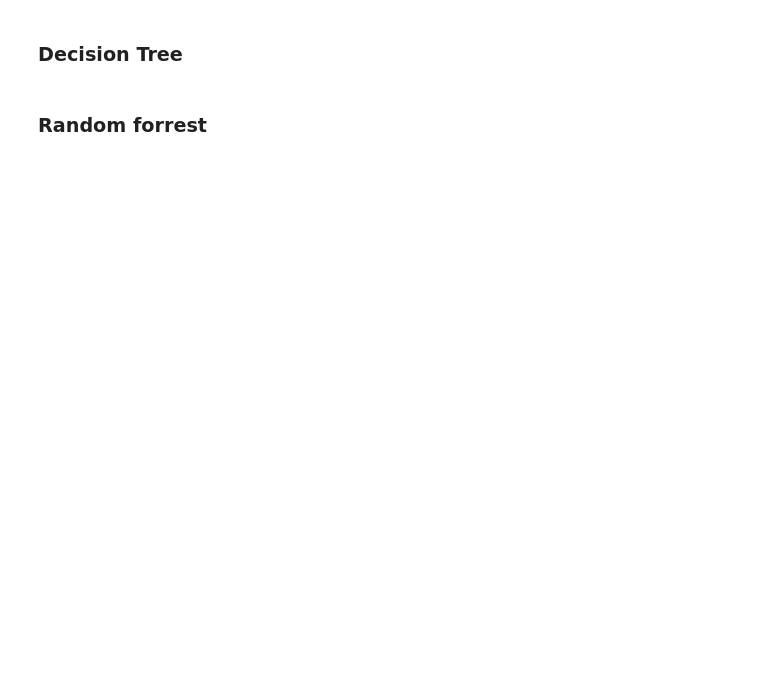
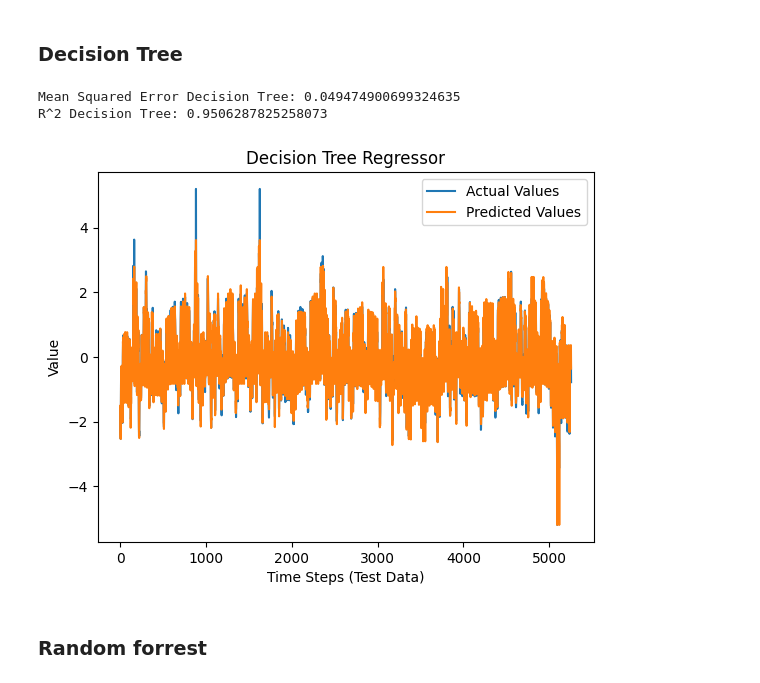
Before and after one commit to Emily-lm/IT3212, a Jupyter notebook: algorithms.ipynb, the cells around one changed output. Drawn from its saved outputs; the diff is of its cells as text; code cells hidden in the pictures; blank space fills up the shorter version.

```diff
--- a/algorithms.ipynb
+++ b/algorithms.ipynb
@@ -106,18 +148,25 @@ plt.show()
 # %%
 # Decision tree regressor
 model_dt = DecisionTreeRegressor(random_state=42)
 model_dt.fit(X_train, y_train)
 y_pred_dt = model_dt.predict(X_test)
+
 mse_dt = mean_squared_error(y_test, y_pred_dt)
+r2_dt = r2_score(y_test, y_pred_dt)
 print(f"Mean Squared Error Decision Tree: {mse_dt}")
+print(f"R^2 Decision Tree: {r2_dt}")
 
 plt.plot(range(len(y_test)), y_test, label="Actual Values")
 plt.plot(range(len(y_pred_dt)), y_pred_dt, label="Predicted Values")
 plt.legend()
 plt.title("Decision Tree Regressor")
 plt.xlabel("Time Steps (Test Data)")
 plt.ylabel("Value")
 plt.show()
+# %% [output]
+Mean Squared Error Decision Tree: 0.049474900699324635
+R^2 Decision Tree: 0.9506287825258073
+[figure, added]
 # %% [markdown]
 ### Random forrest
 # %%
```
Also changed, not shown: parts of 10 cells of this notebook.
